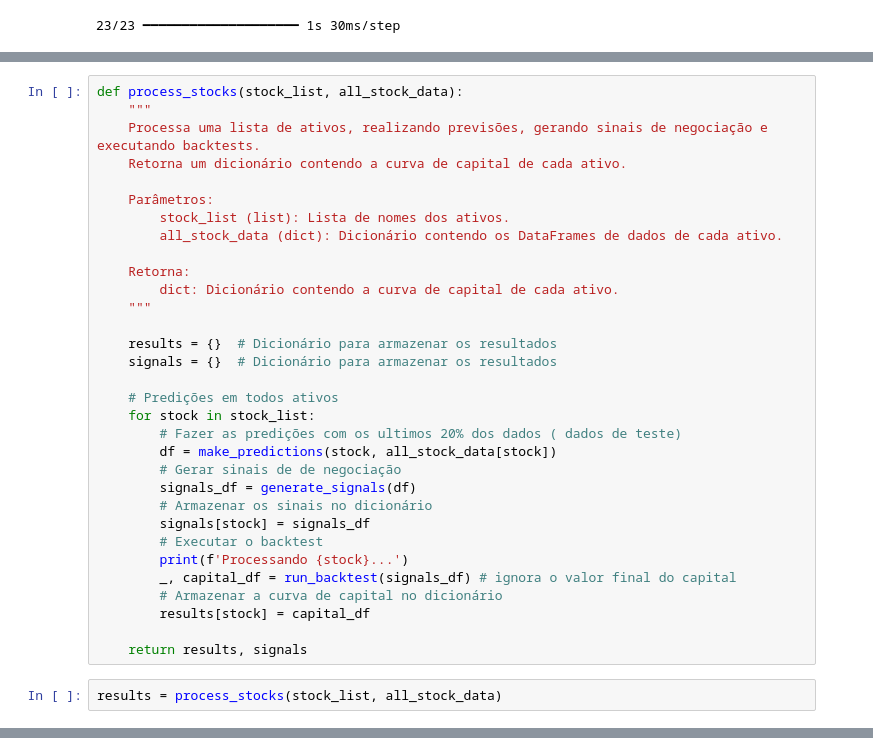
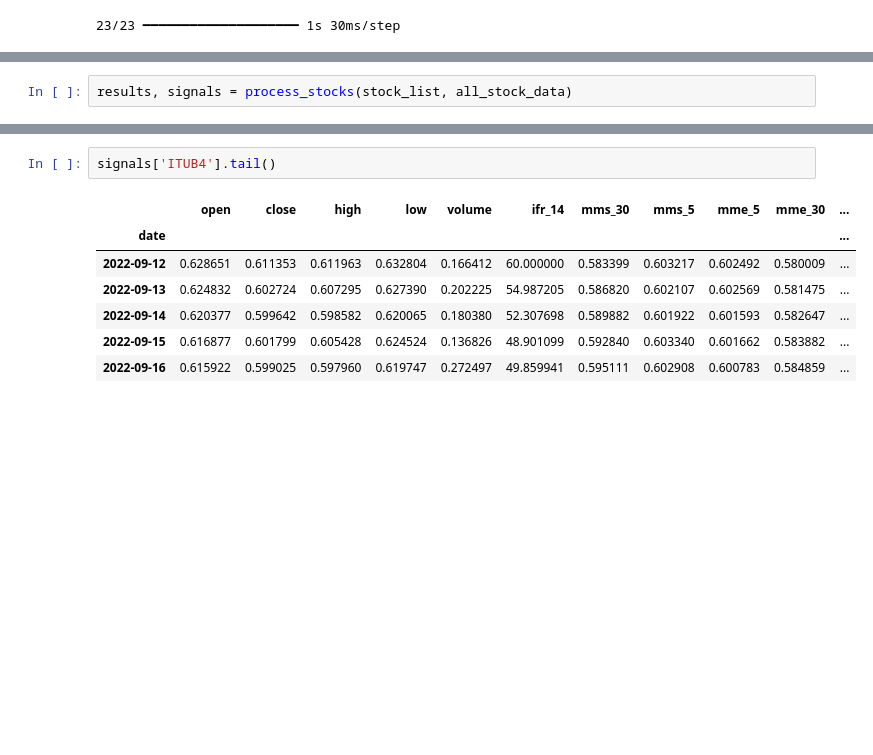
Before and after one commit to MarcosSouza257/IEEE_ID9184, a Jupyter notebook: backtest.ipynb, the cells around one changed output, grey strips where cells are left out. Cells and saved outputs as stored; diff of their text form; blank space fills up the shorter version.

Commit message:
add compare backtest

```diff
--- a/backtest.ipynb
+++ b/backtest.ipynb
@@ -164,35 +100,3 @@ def run_backtest(signals_df, initial_money=10000):
-# %%
-def process_stocks(stock_list, all_stock_data):
-    """
-    Processa uma lista de ativos, realizando previsões, gerando sinais de negociação e executando backtests.
-    Retorna um dicionário contendo a curva de capital de cada ativo.
-
-    Parâmetros:
-        stock_list (list): Lista de nomes dos ativos.
-        all_stock_data (dict): Dicionário contendo os DataFrames de dados de cada ativo.
-
-    Retorna:
-        dict: Dicionário contendo a curva de capital de cada ativo.
-    """
-
-    results = {}  # Dicionário para armazenar os resultados
-    signals = {}  # Dicionário para armazenar os resultados
-
-    # Predições em todos ativos
-    for stock in stock_list:
-        # Fazer as predições com os ultimos 20% dos dados ( dados de teste)
-        df = make_predictions(stock, all_stock_data[stock])
-        # Gerar sinais de de negociação
-        signals_df = generate_signals(df)
-        # Armazenar os sinais no dicionário
-        signals[stock] = signals_df
-        # Executar o backtest
-        print(f'Processando {stock}...')
-        _, capital_df = run_backtest(signals_df) # ignora o valor final do capital
-        # Armazenar a curva de capital no dicionário
-        results[stock] = capital_df
-
-    return results, signals
 # %%
-results = process_stocks(stock_list, all_stock_data)
+results, signals = process_stocks(stock_list, all_stock_data)
 # %% [output]
@@ -222,0 +121,10 @@ results['BBDC4'].tail()
+# %%
+signals['ITUB4'].tail()
+# %% [output]
+|  | open | close | high | low | volume | ifr_14 | mms_30 | mms_5 | mme_5 | mme_30 | ... |
+| date |  |  |  |  |  |  |  |  |  |  | ... |
+| 2022-09-12 | 0.628651 | 0.611353 | 0.611963 | 0.632804 | 0.166412 | 60.000000 | 0.583399 | 0.603217 | 0.602492 | 0.580009 | ... |
+| 2022-09-13 | 0.624832 | 0.602724 | 0.607295 | 0.627390 | 0.202225 | 54.987205 | 0.586820 | 0.602107 | 0.602569 | 0.581475 | ... |
+| 2022-09-14 | 0.620377 | 0.599642 | 0.598582 | 0.620065 | 0.180380 | 52.307698 | 0.589882 | 0.601922 | 0.601593 | 0.582647 | ... |
+| 2022-09-15 | 0.616877 | 0.601799 | 0.605428 | 0.624524 | 0.136826 | 48.901099 | 0.592840 | 0.603340 | 0.601662 | 0.583882 | ... |
+| 2022-09-16 | 0.615922 | 0.599025 | 0.597960 | 0.619747 | 0.272497 | 49.859941 | 0.595111 | 0.602908 | 0.600783 | 0.584859 | ... |
```
Also changed, not shown: parts of 4 cells of this notebook, 2 other files.
